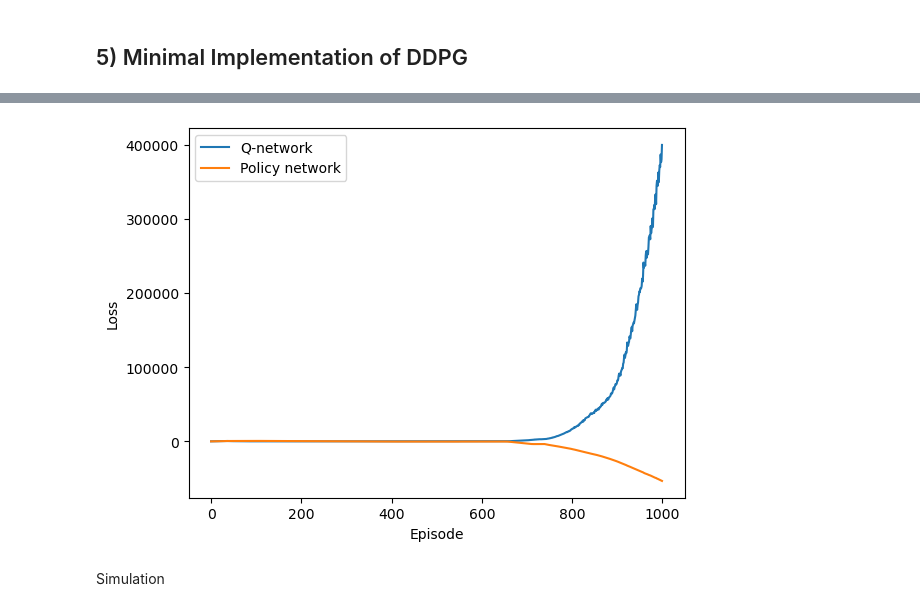
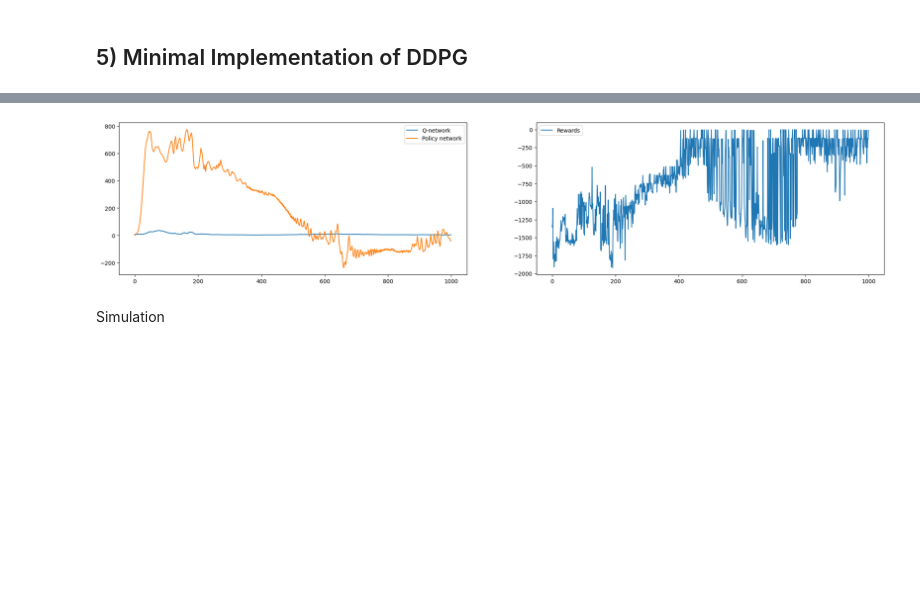
Before and after one commit to francpp/Deep_Deterministic_Policy_Gradient, a Jupyter notebook: DDPG.ipynb, the cells around one changed output, grey strips where cells are left out. Drawn from its saved outputs; the diff is of its cells as text; code cells hidden in the pictures; blank space fills up the shorter version.

```diff
--- a/DDPG.ipynb
+++ b/DDPG.ipynb
@@ -384,15 +419,26 @@ Epoch: 990, loss Q: 344617.623, loss pol: -50658.447
 # %%
 history_Q = np.load(net_dir+'/history_Q.npy')
 history_policy = np.load(net_dir+'/history_policy.npy')
-plt.figure()
-plt.plot(history_Q)
-plt.plot(history_policy)
-plt.xlabel('Episode')
-plt.ylabel('Loss')
-plt.legend(['Q-network','Policy network'])
-plt.savefig(f'Plots/DDPG_training_{len(history_Q)}.png')
+history_reward = np.load(net_dir+'/history_reward.npy')
+
+fig, axs = plt.subplots(1, 2, figsize=(25, 5))
+
+ax = axs[0]
+ax.plot(history_Q)
+ax.plot(history_policy)
+# ax.xlabel('Episode')
+# ax.ylabel('Loss')
+ax.legend(['Q-network','Policy network'])
+
+ax = axs[1]
+ax.plot(history_reward)
+# ax.xlabel('Episode')
+# ax.ylabel('Reward')
+ax.legend(['Rewards'])
+
+fig.savefig(f'Plots/DDPG_training_{len(history_Q)}.png')
 # %% [output]
-[figure, old version]
+[figure, new version]
 # %% [markdown]
 Simulation
 # %%
```
Also changed, not shown: parts of 20 cells of this notebook, 8 other files.
